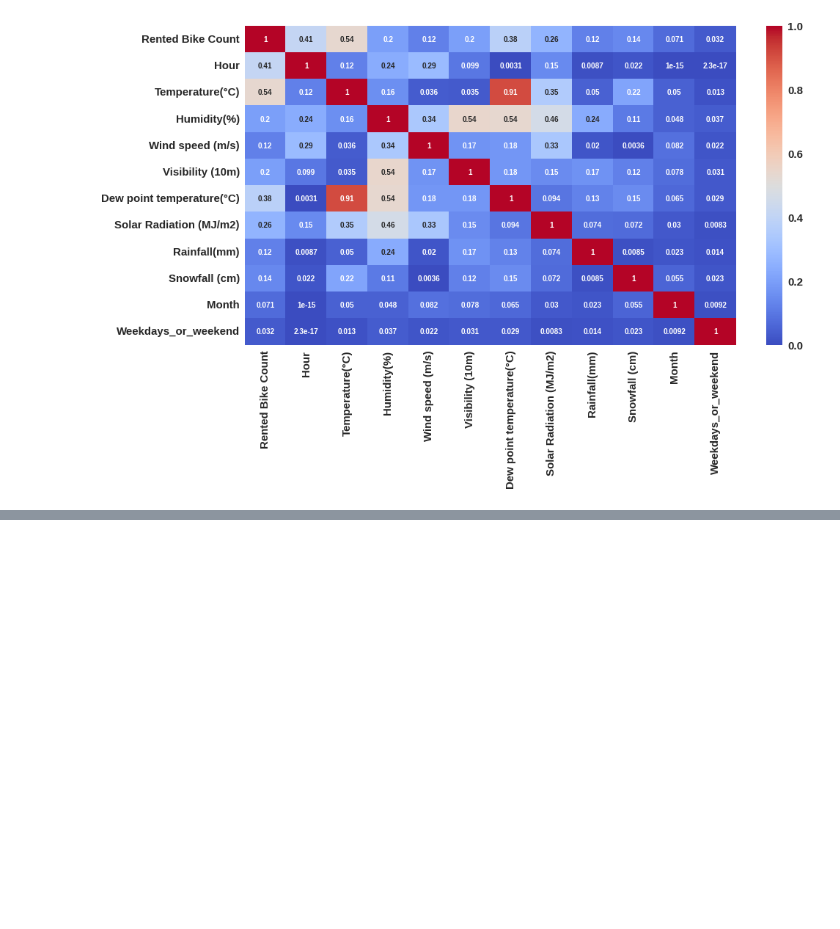
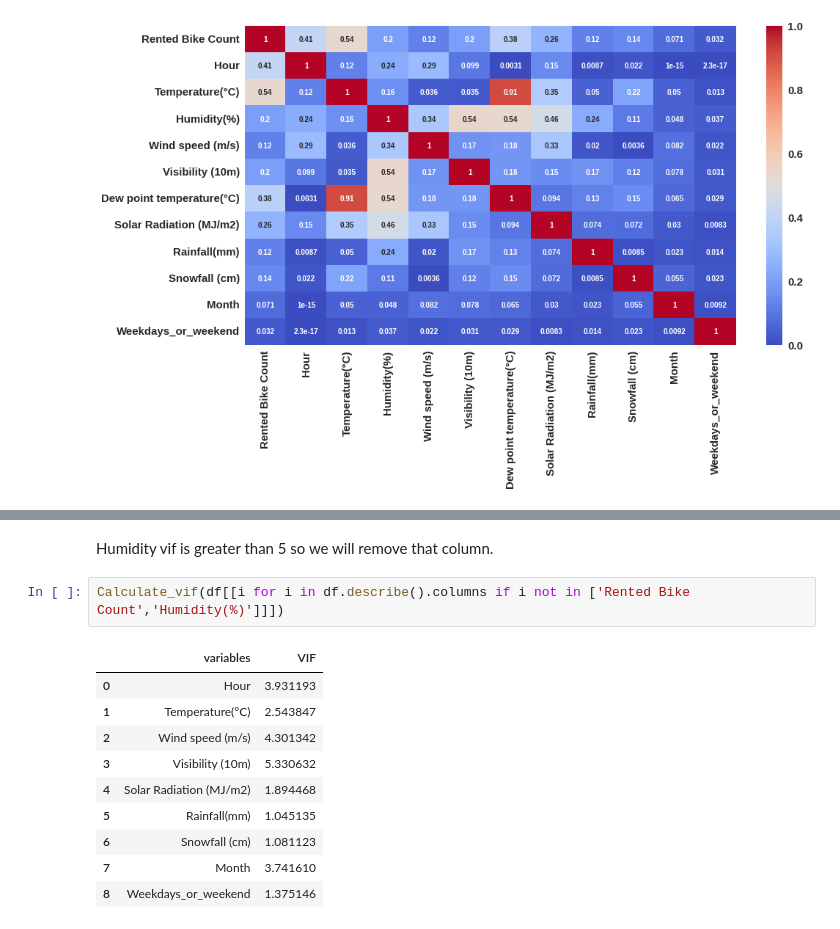
Before and after one commit to KK-Niraj/Seoul-Bike-Sharing-Demand-Prediction, a Jupyter notebook: Bike_Sharing_Demand_Prediction_Capstone_Project.ipynb, the cells around one changed output, grey strips where cells are left out. Cells and saved outputs as stored; diff of their text form; blank space fills up the shorter version.

```diff
--- a/Bike_Sharing_Demand_Prediction_Capstone_Project.ipynb
+++ b/Bike_Sharing_Demand_Prediction_Capstone_Project.ipynb
@@ -463,0 +497,15 @@ df = dataset.copy()
+# %% [markdown]
+Humidity vif is greater than 5 so we will remove that column.
+# %%
+Calculate_vif(df[[i for i in df.describe().columns if i not in ['Rented Bike Count','Humidity(%)']]])
+# %% [output]
+|  | variables | VIF |
+| 0 | Hour | 3.931193 |
+| 1 | Temperature(°C) | 2.543847 |
+| 2 | Wind speed (m/s) | 4.301342 |
+| 3 | Visibility (10m) | 5.330632 |
+| 4 | Solar Radiation (MJ/m2) | 1.894468 |
+| 5 | Rainfall(mm) | 1.045135 |
+| 6 | Snowfall (cm) | 1.081123 |
+| 7 | Month | 3.741610 |
+| 8 | Weekdays_or_weekend | 1.375146 |
```
Also changed, not shown: parts of 36 cells of this notebook.
